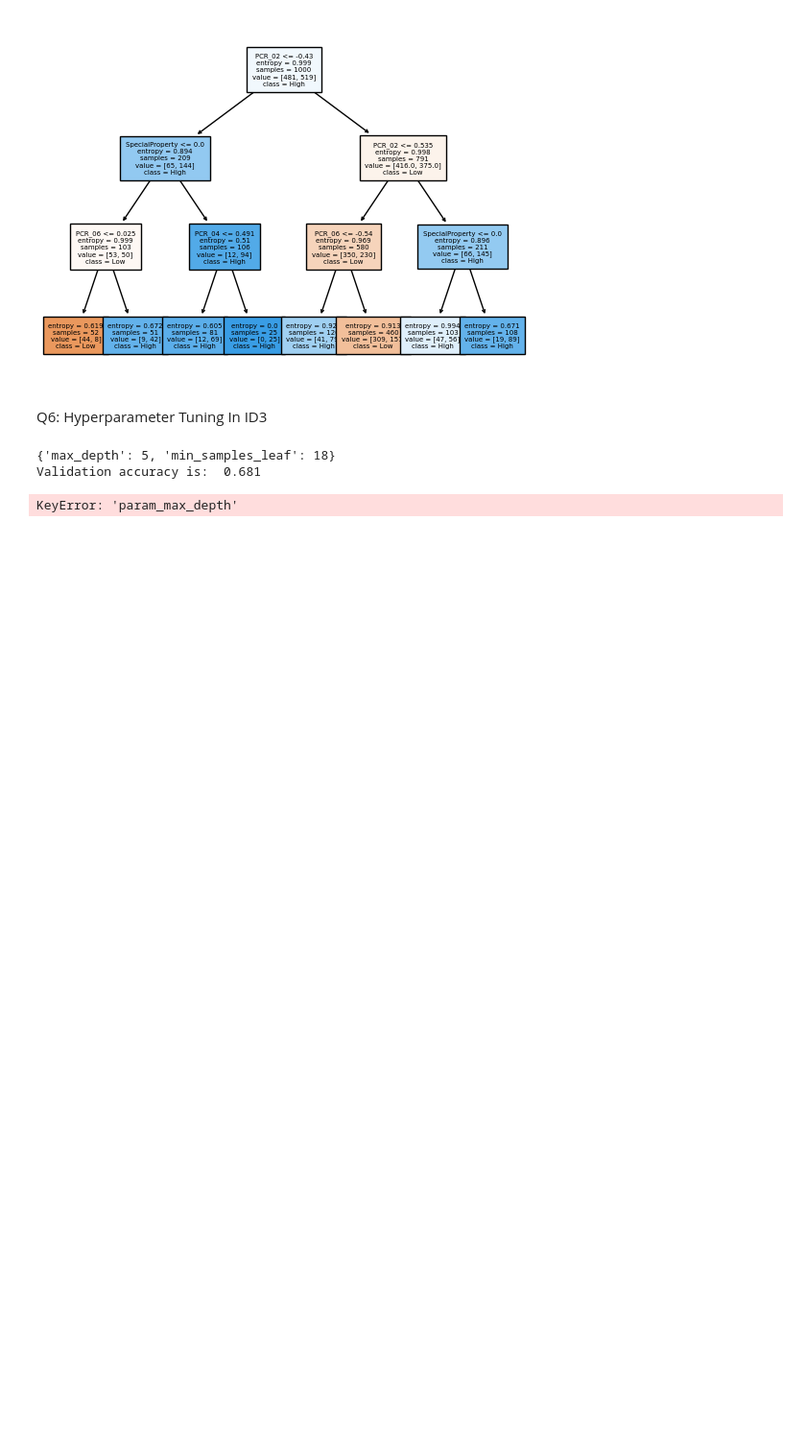
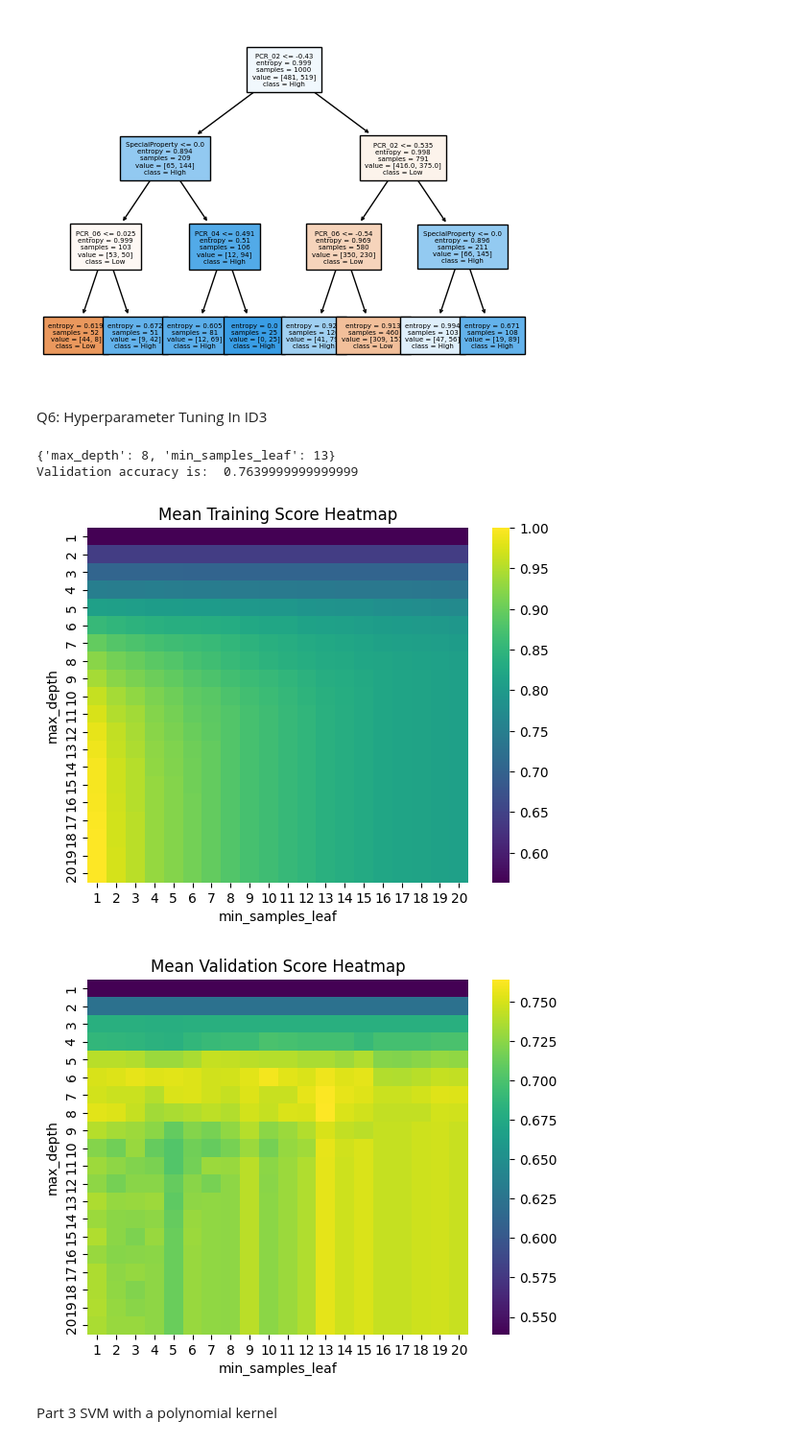
Before and after one commit to YonatanRozen/IML_MAJOR2, a Jupyter notebook: Major_HW2.ipynb, the cells around one changed output. Shown at 96% size. Cells and saved outputs as stored; diff of their text form; code cells hidden in the pictures; blank space fills up the shorter version.

```diff
--- a/Major_HW2.ipynb
+++ b/Major_HW2.ipynb
@@ -279,6 +279,7 @@ from sklearn.tree import plot_tree
 id3_dt = DecisionTreeClassifier(random_state=25, max_depth=3, criterion='entropy')
 
 temp_df = train_df_preprocessed.drop('risk', axis=1)
+temp_df = temp_df.drop('spread', axis=1)
 
 # Fit the classifier to the training data
 id3_dt.fit(temp_df, train_df_preprocessed['risk'])
@@ -310,22 +311,44 @@ Q6: Hyperparameter Tuning In ID3
 # %%
 from sklearn.model_selection import GridSearchCV
 
 # Set parameters for grid search
-parameters = {'max_depth': list(range(1, 6)), 'min_samples_leaf': list(range(1, 21))}
+parameters = {'max_depth': list(range(1, 21)), 'min_samples_leaf': list(range(1, 21))}
 
 dt_id3 = DecisionTreeClassifier(criterion='entropy', random_state=25)
-cv_results = GridSearchCV(dt_id3, parameters, cv=2, return_train_score=True)
+cv_results = GridSearchCV(dt_id3, parameters, cv=5, return_train_score=True)
 cv_results.fit(temp_df, train_df_preprocessed['risk'])
 
 print(cv_results.best_params_)
 print("Validation accuracy is: ", cv_results.best_score_)
 
 # Plot a heat map of the validation accuracy as a function of the best hyperparameters
-cv_results_df = pd.DataFrame(cv_results.cv_results_)
-cv_results_df.rename(columns={'param_max_depth': 'max_depth', 'param_min_samples_leaf': 'min_samples_leaf'}, inplace=True)
-cv_results_df = cv_results_df.pivot(index='max_depth', columns='min_samples_leaf', values='mean_train_score')
-sns.heatmap(cv_results_df, annot=False, cmap='viridis')
+# cv_results_df = pd.DataFrame(cv_results.cv_results_)
+# cv_results_df_temp = cv_results_df.copy()
+# cv_results_df_temp.rename(columns={'param_max_depth': 'max_depth', 'param_min_samples_leaf': 'min_samples_leaf'}, inplace=True)
+# cv_results_df_temp = cv_results_df_temp.pivot(index='max_depth', columns='min_samples_leaf', values='mean_train_score')
+# sns.heatmap(cv_results_df_temp, annot=False, cmap='viridis')
+
+# cv_results_df.rename(columns={'param_max_depth': 'max_depth', 'param_min_samples_leaf': 'min_samples_leaf'}, inplace=True)
+# cv_results_df = cv_results_df.pivot(index='max_depth', columns='min_samples_leaf', values='mean_test_score')
+# sns.heatmap(cv_results_df, annot=False, cmap='viridis')
+
+train_score = cv_results.cv_results_['mean_train_score'].reshape(20, 20)
+sns.heatmap(train_score, annot=False, cmap='viridis', xticklabels=list(range(1, 21)), yticklabels=list(range(1, 21)))
+plt.xlabel('min_samples_leaf')
+plt.ylabel('max_depth')
+plt.title('Mean Training Score Heatmap')
+plt.show()
+
+validation_scores = cv_results.cv_results_['mean_test_score'].reshape(20, 20)
+sns.heatmap(validation_scores, annot=False, cmap='viridis', xticklabels=list(range(1, 21)), yticklabels=list(range(1, 21)))
+plt.xlabel('min_samples_leaf')
+plt.ylabel('max_depth')
+plt.title('Mean Validation Score Heatmap')
+plt.show()
 # %% [output]
-{'max_depth': 5, 'min_samples_leaf': 18}
-Validation accuracy is:  0.681
+{'max_depth': 8, 'min_samples_leaf': 13}
+Validation accuracy is:  0.7639999999999999
-KeyError: 'param_max_depth'
+[figure, added]
+[figure, added]
+# %% [markdown]
+Part 3 SVM with a polynomial kernel
```
Also changed, not shown: parts of 3 cells of this notebook.
